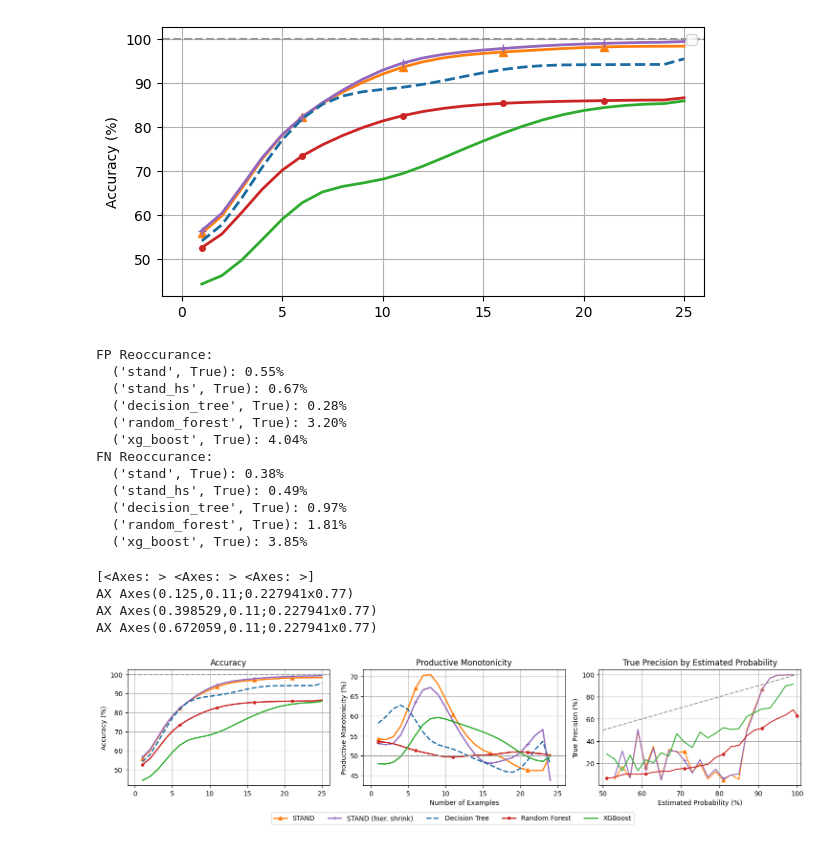
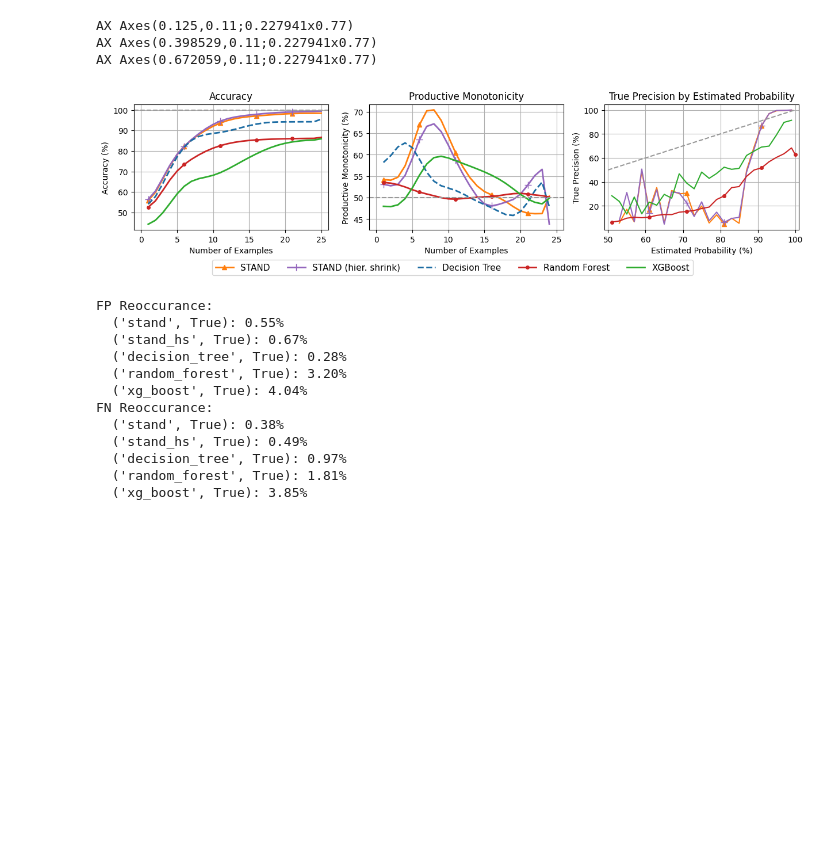
Before and after one commit to DannyWeitekamp/stand_eval, a Jupyter notebook: Sim Plots.ipynb, the cells around one changed output. Saved outputs shown, nothing was run; the diff lists cells and outputs as text; code cells hidden in the pictures; blank space fills up the shorter version.

```diff
--- a/Sim Plots.ipynb
+++ b/Sim Plots.ipynb
@@ -338,7 +312,4 @@ The autoreload extension is already loaded. To reload it, use:
 # %%
-stat_sets_by_model = load_stat_sets("sim_saves/*")
+_stat_sets_by_model = load_stat_sets("sim_saves/*")
 stats_vssm = load_stat_sets("vssm/*")
-
-print(stats_vssm)
-
-stat_sets_by_model = {**stat_sets_by_model, **stats_vssm}
+stat_sets_by_model = {**_stat_sets_by_model, **stats_vssm}
@@ -531,5 +485,5 @@ plt.show()
 # %%
-stat_sets_by_model = load_stat_sets("sim_saves/*")
+#stat_sets_by_model = load_stat_sets("sim_saves/*")
 
 #plot_active_diff( aggregate_stat(stat_sets_by_model, "accuracies"),
 #                  "Active Learning Utility", h_line=100)
@@ -917,64 +750,46 @@ AX Axes(0.672059,0.11;0.227941x0.77)
-# %%
-# Fractions
-plot_stat( stats_by_cond(mc_conditions, "completeness"),
-           None, x_lim = (-1,26), h_line=100, show_active=False,
-           x_label = "", y_label="Accuracy (%)")#, save_name="acc")
-
-print_stats(stats_by_cond(mc_conditions, "total_FP_reocc"), title="FP Reoccurance", big_better=False)
-print_stats(stats_by_cond(mc_conditions, "total_FN_reocc"), title="FN Reoccurance", big_better=False)
-# %% [output]
-[figure, removed]
-FP Reoccurance:
-  ('stand', True): 0.55%
-  ('stand_hs', True): 0.67%
-  ('decision_tree', True): 0.28%
-  ('random_forest', True): 3.20%
-  ('xg_boost', True): 4.04%
-FN Reoccurance:
-  ('stand', True): 0.38%
-  ('stand_hs', True): 0.49%
-  ('decision_tree', True): 0.97%
-  ('random_forest', True): 1.81%
-  ('xg_boost', True): 3.85%
 # %%
-fig, axes = plt.subplots(1, 3, figsize=(15, 3.5), sharex=False, sharey=False)
+fig, axes = plt.subplots(1, 3, figsize=(12.5, 3.2), sharex=False, sharey=False)
 ax0,ax1,ax2 = axes
-
-print(axes)
 
 plot_stat( stats_by_cond(mc_conditions, "completeness"),
            "Accuracy", x_lim = (-1,26), h_line=100, show_active=False, ax=ax0,
-           x_label = "", y_label="Accuracy (%)")#, save_name="acc")
+           x_label = "Number of Examples", y_label="Accuracy (%)")#, save_name="acc")
 
 plot_stat( stats_by_cond(mc_conditions, "prod_monot"),
            title="Productive Monotonicity", x_lim = (-1,26), ax=ax1,
-           h_line=50, y_label="Productive Monotonicity (%)", save_name="prod_monot")
+           h_line=50, y_label="Productive Monotonicity (%)")
 
 ai2t_plot_precision_curve(mc_conditions, ax=ax2,
-                     title="True Precision by Estimated Probability", save_name='prec')
+                     title="True Precision by Estimated Probability")
 
-#plot_stat(aggregate_active_utility(stat_sets_pred_models, "accuracies"), ax=ax2,
-#                  title="Normalized Active Learning Utility", y_label="Active Accuracy / (1-Accuracy) (%)", y_lim=(-10,40))#, save_name="act_lrn")
 
 handles, labels = axes[0].get_legend_handles_labels()
-fig.legend(handles, labels, loc='lower center', ncol=6, bbox_to_anchor=(0.5, -0.05))
+fig.legend(handles, labels, loc='lower center', ncol=6, bbox_to_anchor=(0.5, -0.07), fontsize=11)
 
 fig.tight_layout()
 fig.subplots_adjust(bottom=0.2)
-plt.savefig(f"sim_plots/monot_prec_alu.png", bbox_inches='tight')
+plt.savefig(f"sim_plots/mc_extra.png", bbox_inches='tight')
 plt.show()
 
-
-#plot_stat( aggregate_stat(stat_sets_by_model, "prod_monot"),
-#           "Productive Monotonicity", h_line=50, y_label="Productive Monotonicity (%)", save_name="prod_monot", ax=ax1)
-#plot_stat( aggregate_stat(stat_sets_by_model, "prod_monot"),
-#           "Productive Monotonicity", h_line=50, y_label="Productive Monotonicity (%)", save_name="prod_monot", ax=ax2)
+print_stats(stats_by_cond(mc_conditions, "total_FP_reocc"), title="FP Reoccurance", big_better=False)
+print_stats(stats_by_cond(mc_conditions, "total_FN_reocc"), title="FN Reoccurance", big_better=False)
 # %% [output]
-[<Axes: > <Axes: > <Axes: >]
 AX Axes(0.125,0.11;0.227941x0.77)
 AX Axes(0.398529,0.11;0.227941x0.77)
 AX Axes(0.672059,0.11;0.227941x0.77)
-[figure, old version]
+[figure, new version]
+FP Reoccurance:
+  ('stand', True): 0.55%
+  ('stand_hs', True): 0.67%
+  ('decision_tree', True): 0.28%
+  ('random_forest', True): 3.20%
+  ('xg_boost', True): 4.04%
+FN Reoccurance:
+  ('stand', True): 0.38%
+  ('stand_hs', True): 0.49%
+  ('decision_tree', True): 0.97%
+  ('random_forest', True): 1.81%
+  ('xg_boost', True): 3.85%
 # %%
 import matplotlib.pyplot as plt
 import matplotlib.gridspec as gridspec
```
Also changed, not shown: parts of 23 cells of this notebook, 2 other files.
